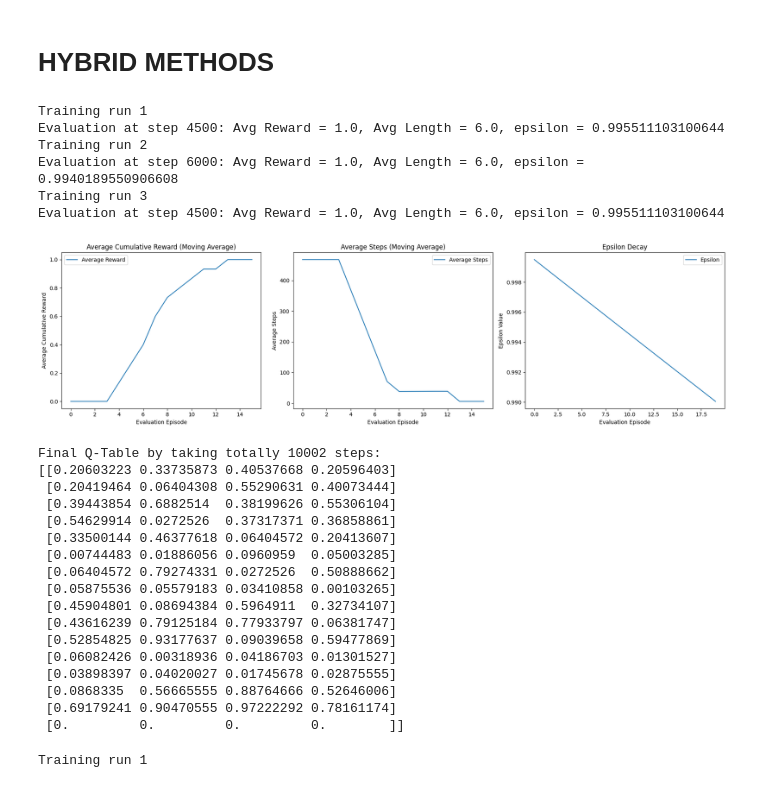
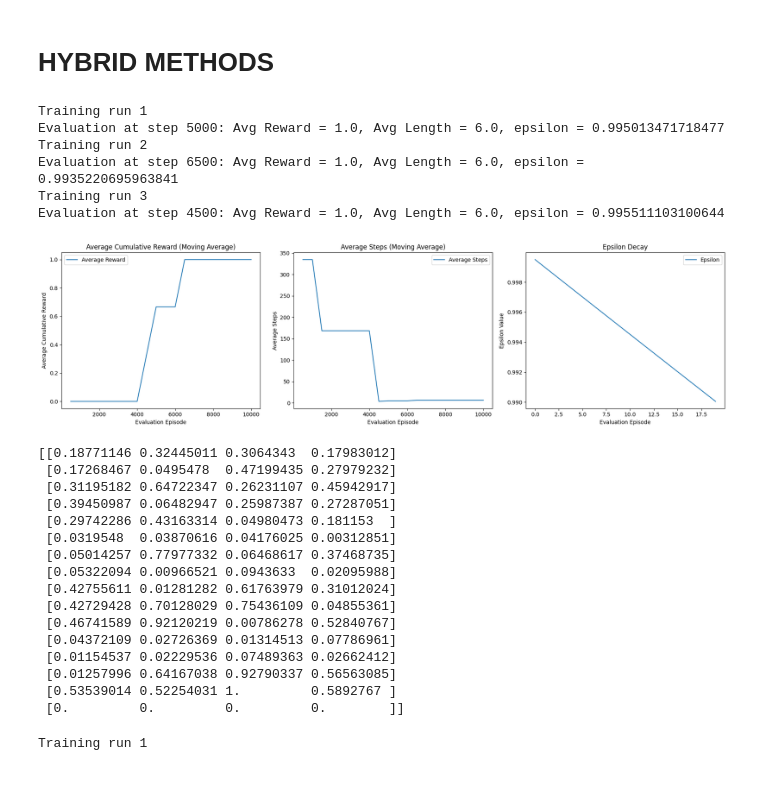
Before and after one commit to mahtabbm/RL_playground, a Jupyter notebook: frozenlake_variants.ipynb, the cells around one changed output. Saved outputs shown, nothing was run; the diff lists cells and outputs as text; code cells hidden in the pictures.

```diff
--- a/frozenlake_variants.ipynb
+++ b/frozenlake_variants.ipynb
@@ -430,12 +513,12 @@ all_results = []
 
 for run in range(num_runs):
     print(f"Training run {run + 1}")
-    q_table, _, rewards, lengths, epsilons, total_steps = train_double_q_learning(env, episodes=10000, eval_episodes=1, eval_every=1)
+    q_table, _, rewards, lengths, epsilons, time_steps = train_double_q_learning(env, episodes=10000, eval_episodes=1, eval_every=1)
     all_results.append((rewards, lengths, epsilons))
 
 avg_rewards, avg_lengths, avg_epsilons = average_results(all_results, num_evals=len(all_results[0][0]))
 
-_plot_evaluation(avg_rewards, avg_lengths, avg_epsilons, title="DQL FL4x4 ", window_size=5)
+_plot_evaluation(avg_rewards, avg_lengths, avg_epsilons, time_steps, title="DQL FL4x4 ", window_size=5)
 print(f"Final Q-Table by taking {total_steps} steps:")
 print(q_table)
 # %% [output]
@@ -523,7 +600,7 @@ Final Q-Table by taking 234451 steps:
 ## Train SQL
 # %%
 def asynchronous_speedy_q_learning(
-        env, alpha=0.1, epsilon=1.0, gamma=0.99, total_time_steps=10000,
+        env, epsilon=1.0, gamma=0.99, total_time_steps=10000,
         eval_every: int = 100,
         eval_episodes: int = 10,
         epsilon_decay=0.99999,
@@ -531,7 +608,7 @@ def asynchronous_speedy_q_learning(
 ):
     state_space = env.observation_space.n
     action_space = env.action_space.n
-
+    alpha = 1
     # Initialize Q-tables and state visit counts
     Q_k = initialize_random_q_table(env)
     Q_k_minus_1 = np.copy(Q_k)
@@ -539,7 +616,7 @@ def asynchronous_speedy_q_learning(
     N = np.zeros((state_space, action_space), dtype=int)
     state = env.reset(seed=1234)[0]
     t = 0
-    rewards, lengths, epsilons = [], [], []
+    rewards, lengths, epsilons, time_steps = [], [], [], []
     first = True
 
     lake_map=env.desc
@@ -589,14 +666,13 @@ def asynchronous_speedy_q_learning(
             avg_reward, avg_length = evaluate_policy(env, Q_k, eval_episodes)
             if first and avg_reward:
                 first = False
-                print("The first total_time_steps reached to 1 is ", t+1)
-                print("The length is  ", avg_length)
-                print("The epsilon is  ", epsilon)
+                print(f"Time Step: {t + 1}, Avg. Reward: {avg_reward}, Avg. Length: {avg_length}, Epsilon: {epsilon}")
+            time_steps.append(t+1)
             rewards.append(avg_reward)
             lengths.append(avg_length)
             epsilons.append(epsilon)
 
-    return Q_k, rewards, lengths, epsilons, t+1
+    return Q_k, rewards, lengths, epsilons, time_steps
 # %%
 env = gym.make('FrozenLake-v1', is_slippery=False)
 
@@ -605,13 +681,12 @@ all_results = []
 
 for run in range(num_runs):
     print(f"Training run {run + 1}")
-    q_table, rewards, lengths, epsilons, total_steps = asynchronous_speedy_q_learning(env, total_time_steps=10000, eval_episodes=1, eval_every=500)
+    q_table, rewards, lengths, epsilons, time_steps = asynchronous_speedy_q_learning(env, total_time_steps=10000, eval_episodes=1, eval_every=500)
     all_results.append((rewards, lengths, epsilons))
 
 avg_rewards, avg_lengths, avg_epsilons = average_results(all_results, num_evals=len(all_results[0][0]))
 
-_plot_evaluation(avg_rewards, avg_lengths, avg_epsilons, title="SQL FL4x4 ", window_size=5)
-print(f"Final Q-Table by taking {total_steps} steps:")
+_plot_evaluation(avg_rewards, avg_lengths, avg_epsilons, time_steps,title="SQL FL4x4 ", window_size=5)
 print(q_table)
 # %% [output]
 Training run 1
@@ -674,12 +742,12 @@ def ultimate_sdql_training(env, epsilon=1, min_epsilon=0.1, epsilon_decay=0.9999
     N_A = np.zeros((state_space, action_space))
     N_B = np.zeros((state_space, action_space))
 
-    rewards, lengths, epsilons = [], [], []
+    rewards, lengths, epsilons, time_steps= [], [], [], []
 
     k_A = k_B = t = 0
     alpha_A = alpha_B = 1
 
-    state = env.reset()[0]
+    state = env.reset(seed=1234)[0]
 
     # hole_indeces = [19,29,35,41,42,46,49,52,54,59]
     # hole_indeces = [5,7,11,12]
@@ -738,61 +806,59 @@ def ultimate_sdql_training(env, epsilon=1, min_epsilon=0.1, epsilon_decay=0.9999
         epsilon = max(min_epsilon, epsilon * epsilon_decay)  # Reduce epsilon
         t += 1
         if done:
-            state = env.reset()[0]
+            state = env.reset(seed=1234)[0]
 
         if (t + 1) % eval_interval == 0:
             avg_reward, avg_length = evaluate_policy(env, Q_A, eval_episodes)
             if first and avg_reward:
                 first = False
-                print(f"Evaluation at step {t + 1}: Avg Reward = {avg_reward}, Avg Length = {avg_length}, epsilon = {epsilon}")
-
+                print(f"Time Step = {t + 1}: Avg Reward = {avg_reward}, Avg Length = {avg_length}, epsilon = {epsilon}")
+            time_steps.append(t+1)
             rewards.append(avg_reward)
             lengths.append(avg_length)
             epsilons.append(epsilon)
 
 
-    return Q_A, rewards, lengths, epsilons, t+1
+    return Q_A, rewards, lengths, epsilons, time_steps
 # %%
 
 env = gym.make('FrozenLake-v1', is_slippery=False)
 
 num_runs = 3
 all_results = []
 
 for run in range(num_runs):
     print(f"Training run {run + 1}")
-    q_table, rewards, lengths, epsilons, lens = ultimate_sdql_training(env, T=10000, eval_episodes=1, eval_interval=500)
+    q_table, rewards, lengths, epsilons, time_steps = ultimate_sdql_training(env, T=10000, eval_episodes=1, eval_interval=500)
     all_results.append((rewards, lengths, epsilons))
 
 avg_rewards, avg_lengths, avg_epsilons = average_results(all_results, num_evals=len(all_results[0][0]))
 
-_plot_evaluation(avg_rewards, avg_lengths, avg_epsilons, title="SDQL FL4x4 (Averaged over 3 runs)", window_size=5)
-print(f"Final Q-Table by taking totally {lens} steps:")
+_plot_evaluation(avg_rewards, avg_lengths, avg_epsilons, time_steps,title="SDQL FL4x4 (Averaged over 3 runs)", window_size=5)
 print(q_table)
 # %% [output]
 Training run 1
-Evaluation at step 4500: Avg Reward = 1.0, Avg Length = 6.0, epsilon = 0.995511103100644
+Evaluation at step 5000: Avg Reward = 1.0, Avg Length = 6.0, epsilon = 0.995013471718477
 Training run 2
-Evaluation at step 6000: Avg Reward = 1.0, Avg Length = 6.0, epsilon = 0.9940189550906608
+Evaluation at step 6500: Avg Reward = 1.0, Avg Length = 6.0, epsilon = 0.9935220695963841
 Training run 3
 Evaluation at step 4500: Avg Reward = 1.0, Avg Length = 6.0, epsilon = 0.995511103100644
-[figure, old version]
+[figure, new version]
-Final Q-Table by taking totally 10002 steps:
-[[0.20603223 0.33735873 0.40537668 0.20596403]
- [0.20419464 0.06404308 0.55290631 0.40073444]
- [0.39443854 0.6882514  0.38199626 0.55306104]
- [0.54629914 0.0272526  0.37317371 0.36858861]
- [0.33500144 0.46377618 0.06404572 0.20413607]
- [0.00744483 0.01886056 0.0960959  0.05003285]
- [0.06404572 0.79274331 0.0272526  0.50888662]
- [0.05875536 0.05579183 0.03410858 0.00103265]
- [0.45904801 0.08694384 0.5964911  0.32734107]
- [0.43616239 0.79125184 0.77933797 0.06381747]
- [0.52854825 0.93177637 0.09039658 0.59477869]
- [0.06082426 0.00318936 0.04186703 0.01301527]
- [0.03898397 0.04020027 0.01745678 0.02875555]
- [0.0868335  0.56665555 0.88764666 0.52646006]
- [0.69179241 0.90470555 0.97222292 0.78161174]
+[[0.18771146 0.32445011 0.3064343  0.17983012]
+ [0.17268467 0.0495478  0.47199435 0.27979232]
+ [0.31195182 0.64722347 0.26231107 0.45942917]
+ [0.39450987 0.06482947 0.25987387 0.27287051]
+ [0.29742286 0.43163314 0.04980473 0.181153  ]
+ [0.0319548  0.03870616 0.04176025 0.00312851]
+ [0.05014257 0.77977332 0.06468617 0.37468735]
+ [0.05322094 0.00966521 0.0943633  0.02095988]
+ [0.42755611 0.01281282 0.61763979 0.31012024]
+ [0.42729428 0.70128029 0.75436109 0.04855361]
+ [0.46741589 0.92120219 0.00786278 0.52840767]
+ [0.04372109 0.02726369 0.01314513 0.07786961]
+ [0.01154537 0.02229536 0.07489363 0.02662412]
+ [0.01257996 0.64167038 0.92790337 0.56563085]
+ [0.53539014 0.52254031 1.         0.5892767 ]
  [0.         0.         0.         0.        ]]
 # %%
 
```
Also changed, not shown: parts of 16 cells of this notebook.
